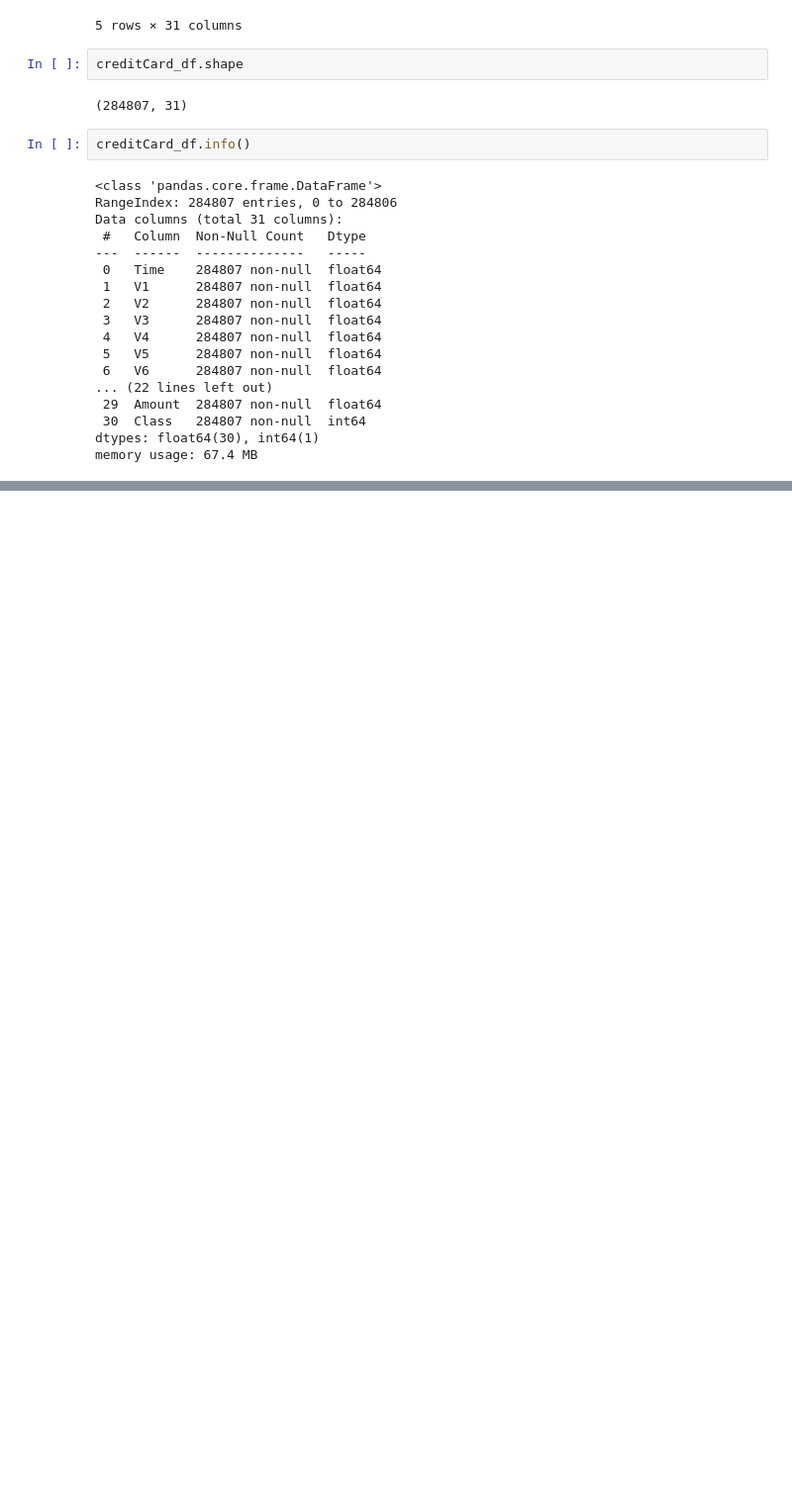
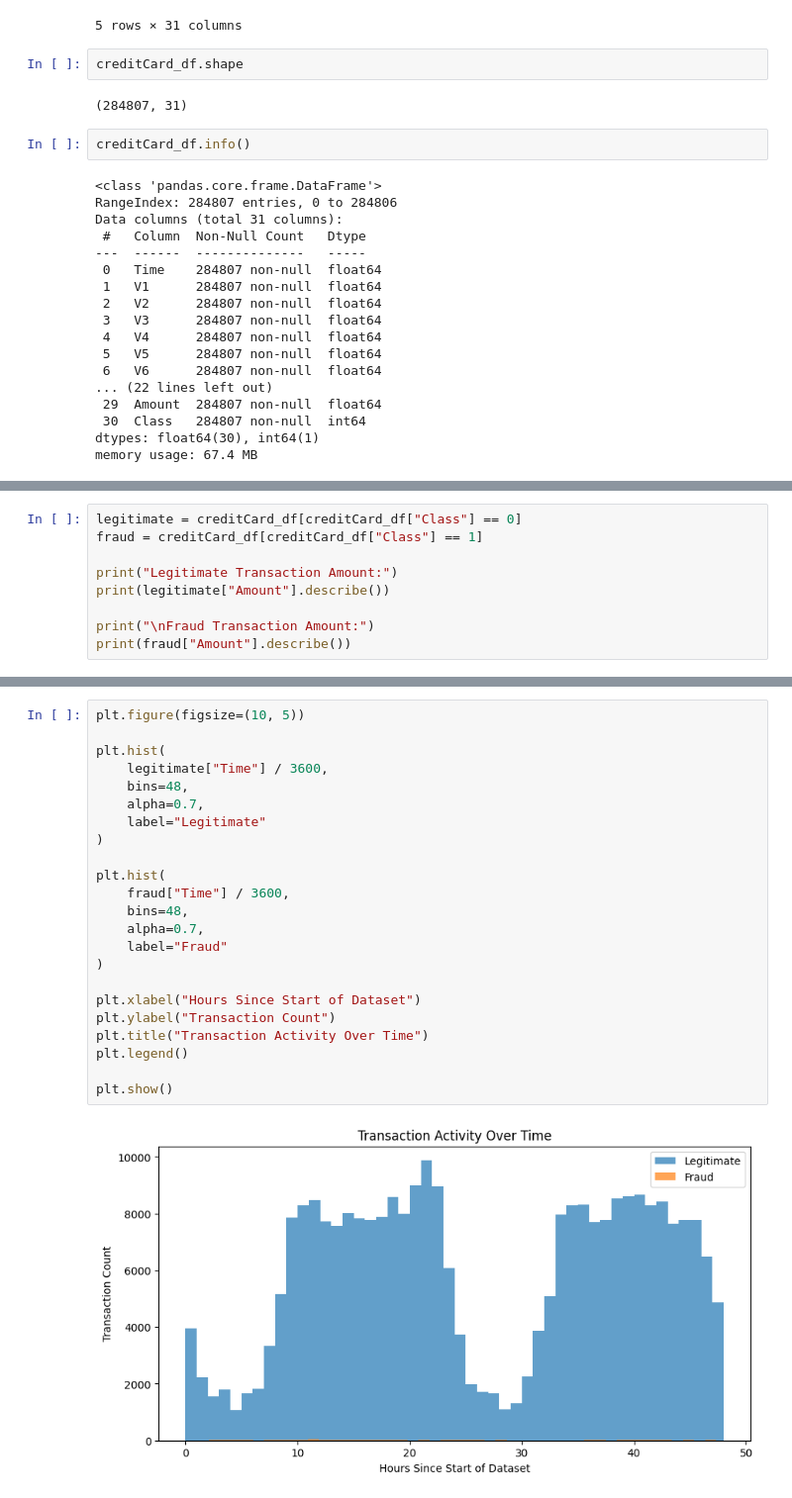
Before and after one commit to fahimshahariar1/transaction-fraud-detector, a Jupyter notebook: Transaction_Fraud_Detector.ipynb, the cells around one changed output, grey strips where cells are left out. Shown at 99% size. Cells and saved outputs as stored; diff of their text form; blank space fills up the shorter version.

```diff
--- a/Transaction_Fraud_Detector.ipynb
+++ b/Transaction_Fraud_Detector.ipynb
@@ -52,0 +124,9 @@ dtype: float64
+# %%
+legitimate = creditCard_df[creditCard_df["Class"] == 0]
+fraud = creditCard_df[creditCard_df["Class"] == 1]
+
+print("Legitimate Transaction Amount:")
+print(legitimate["Amount"].describe())
+
+print("\nFraud Transaction Amount:")
+print(fraud["Amount"].describe())
@@ -52,0 +159,25 @@ dtype: float64
+# %%
+plt.figure(figsize=(10, 5))
+
+plt.hist(
+    legitimate["Time"] / 3600,
+    bins=48,
+    alpha=0.7,
+    label="Legitimate"
+)
+
+plt.hist(
+    fraud["Time"] / 3600,
+    bins=48,
+    alpha=0.7,
+    label="Fraud"
+)
+
+plt.xlabel("Hours Since Start of Dataset")
+plt.ylabel("Transaction Count")
+plt.title("Transaction Activity Over Time")
+plt.legend()
+
+plt.show()
+# %% [output]
+[figure, added]
```
Also changed, not shown: parts of 13 cells of this notebook.
